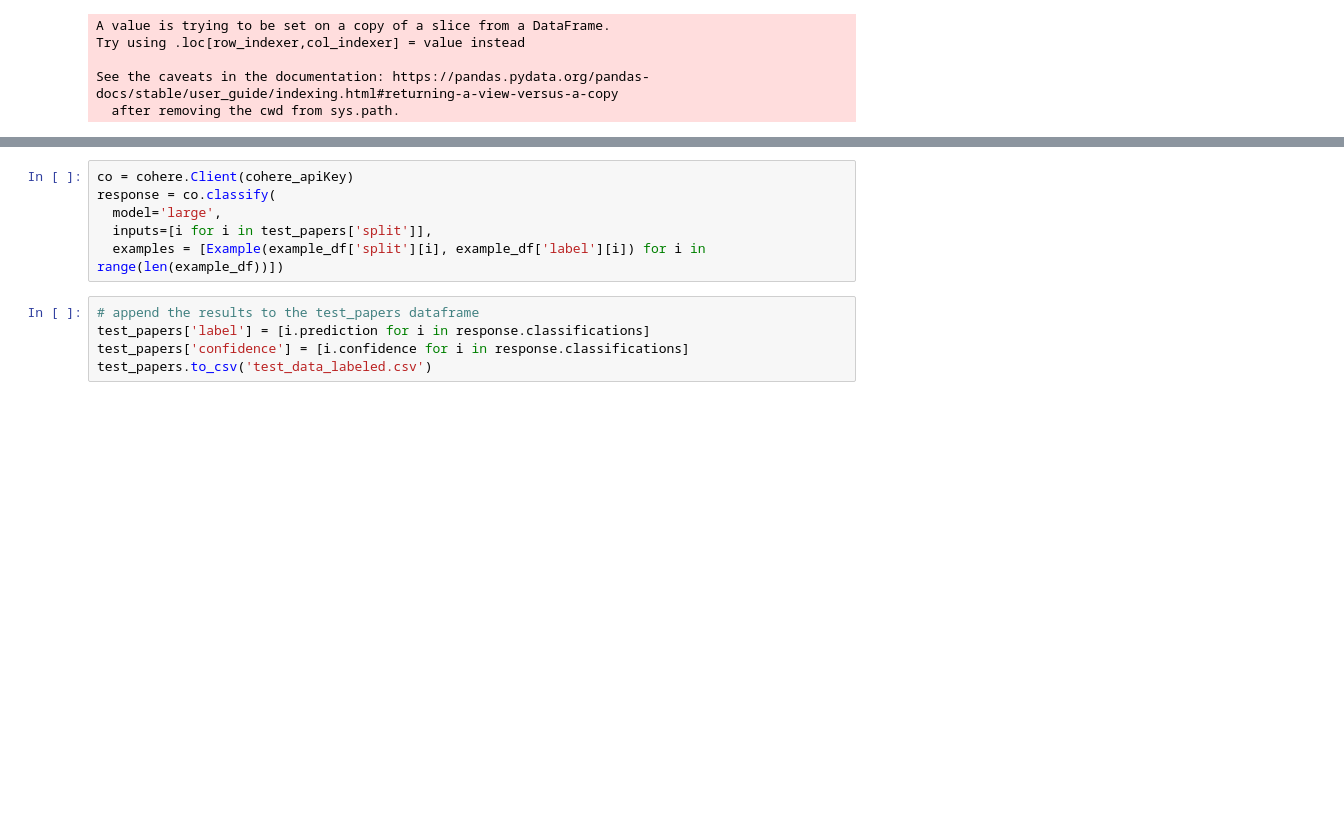
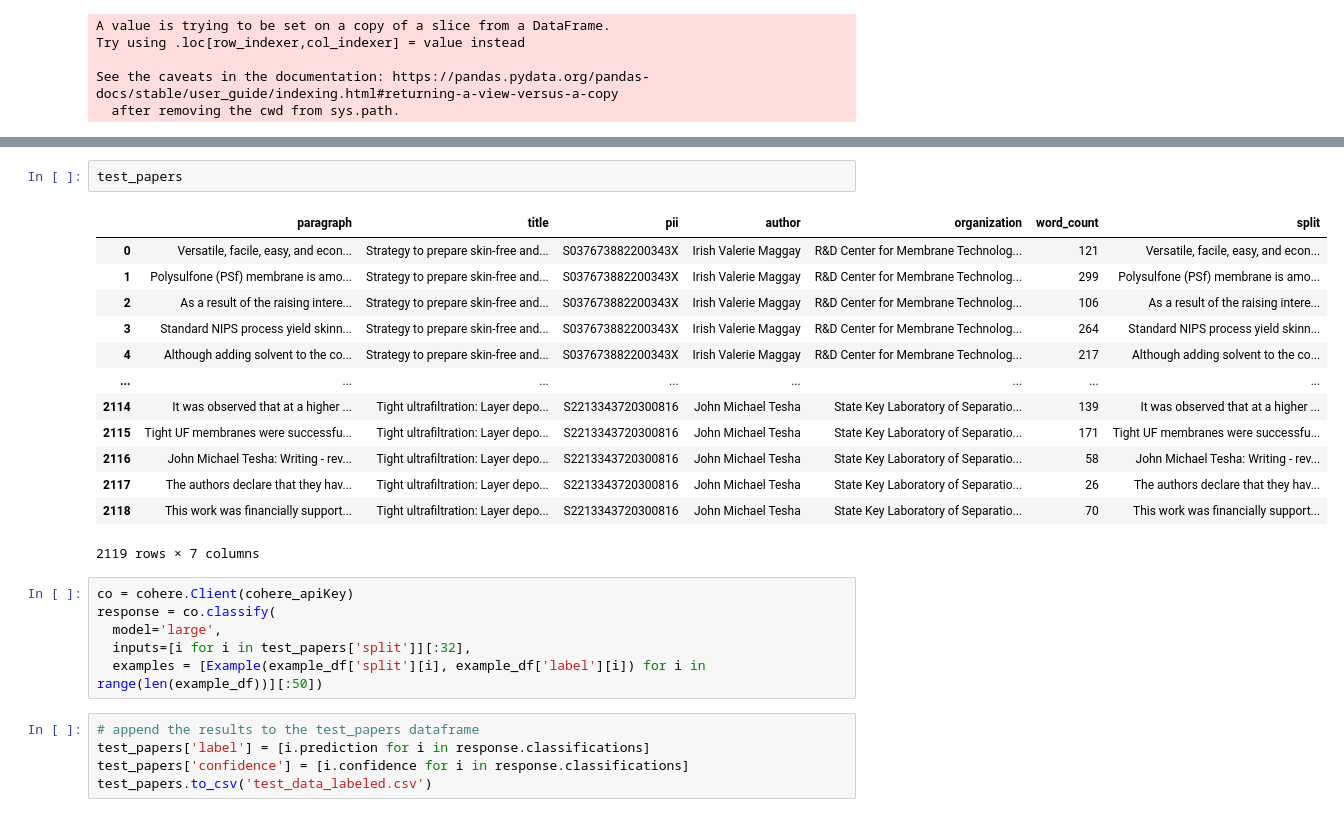
Before and after one commit to Toniaac/Membrane-NLP, a Jupyter notebook: Elsevier API/Elsevier_API_Classify.ipynb, the cells around one changed output, grey strips where cells are left out. Cells and saved outputs as stored; diff of their text form; blank space fills up the shorter version.

```diff
--- a/Elsevier API/Elsevier_API_Classify.ipynb
+++ b/Elsevier API/Elsevier_API_Classify.ipynb
@@ -292,9 +433,25 @@ test_papers
+# %%
+test_papers
+# %% [output]
+|  | paragraph | title | pii | author | organization | word_count | split |
+| 0 | Versatile, facile, easy, and econ... | Strategy to prepare skin-free and... | S037673882200343X | Irish Valerie Maggay | R&D Center for Membrane Technolog... | 121 | Versatile, facile, easy, and econ... |
+| 1 | Polysulfone (PSf) membrane is amo... | Strategy to prepare skin-free and... | S037673882200343X | Irish Valerie Maggay | R&D Center for Membrane Technolog... | 299 | Polysulfone (PSf) membrane is amo... |
+| 2 | As a result of the raising intere... | Strategy to prepare skin-free and... | S037673882200343X | Irish Valerie Maggay | R&D Center for Membrane Technolog... | 106 | As a result of the raising intere... |
+| 3 | Standard NIPS process yield skinn... | Strategy to prepare skin-free and... | S037673882200343X | Irish Valerie Maggay | R&D Center for Membrane Technolog... | 264 | Standard NIPS process yield skinn... |
+| 4 | Although adding solvent to the co... | Strategy to prepare skin-free and... | S037673882200343X | Irish Valerie Maggay | R&D Center for Membrane Technolog... | 217 | Although adding solvent to the co... |
+| ... | ... | ... | ... | ... | ... | ... | ... |
+| 2114 | It was observed that at a higher ... | Tight ultrafiltration: Layer depo... | S2213343720300816 | John Michael Tesha | State Key Laboratory of Separatio... | 139 | It was observed that at a higher ... |
+| 2115 | Tight UF membranes were successfu... | Tight ultrafiltration: Layer depo... | S2213343720300816 | John Michael Tesha | State Key Laboratory of Separatio... | 171 | Tight UF membranes were successfu... |
+| 2116 | John Michael Tesha: Writing - rev... | Tight ultrafiltration: Layer depo... | S2213343720300816 | John Michael Tesha | State Key Laboratory of Separatio... | 58 | John Michael Tesha: Writing - rev... |
+| 2117 | The authors declare that they hav... | Tight ultrafiltration: Layer depo... | S2213343720300816 | John Michael Tesha | State Key Laboratory of Separatio... | 26 | The authors declare that they hav... |
+| 2118 | This work was financially support... | Tight ultrafiltration: Layer depo... | S2213343720300816 | John Michael Tesha | State Key Laboratory of Separatio... | 70 | This work was financially support... |
+2119 rows × 7 columns
 # %%
 co = cohere.Client(cohere_apiKey)
 response = co.classify(
   model='large',
-  inputs=[i for i in test_papers['split']],
-  examples = [Example(example_df['split'][i], example_df['label'][i]) for i in range(len(example_df))])
+  inputs=[i for i in test_papers['split']][:32],
+  examples = [Example(example_df['split'][i], example_df['label'][i]) for i in range(len(example_df))][:50])
 # %%
 # append the results to the test_papers dataframe
 test_papers['label'] = [i.prediction for i in response.classifications]
```
Also changed, not shown: parts of 18 cells of this notebook, 2 other files.
